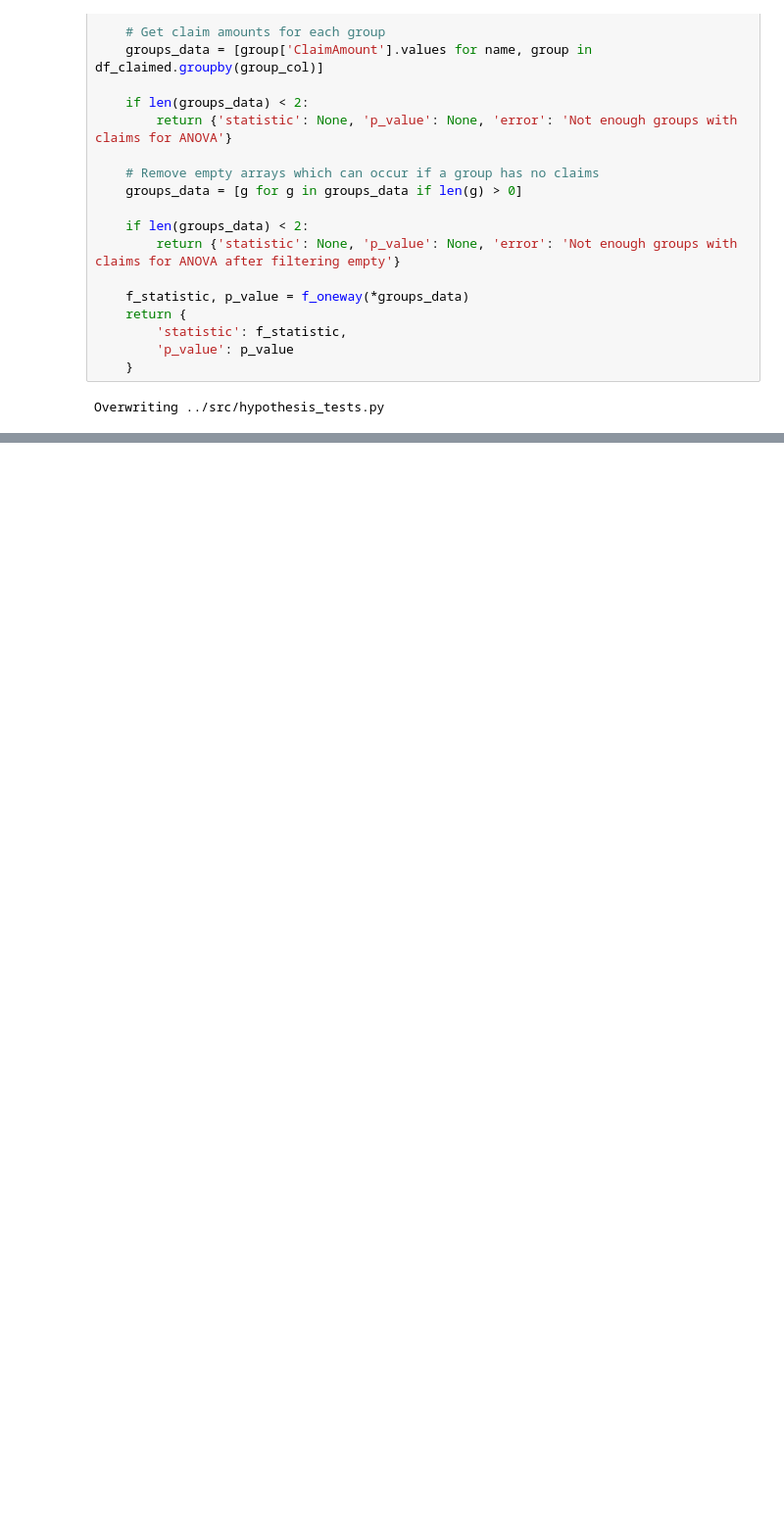
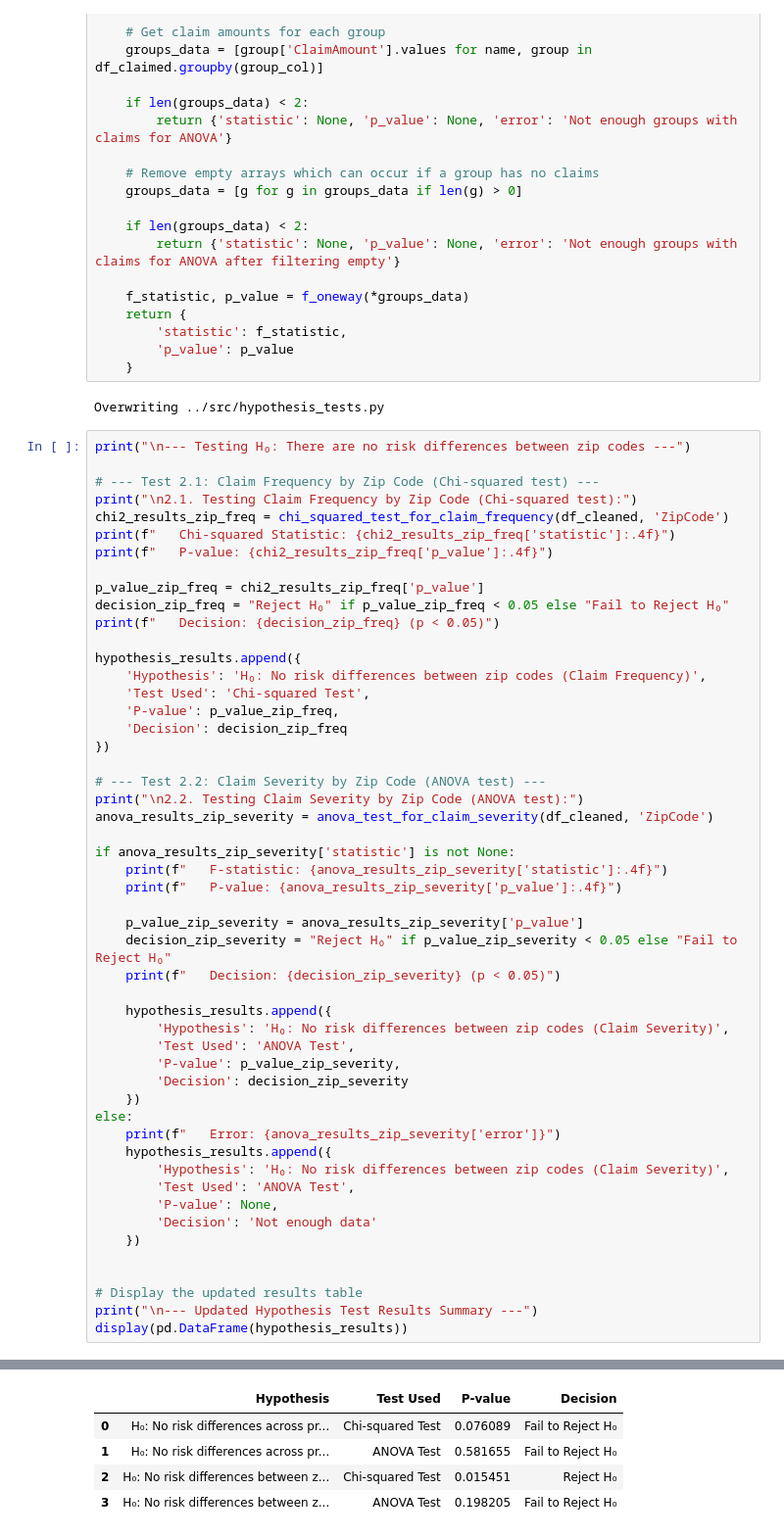
Before and after one commit to kal-endale/Insurance_Risk_Analytics, a Jupyter notebook: notebooks/task-3.ipynb, the cells around one changed output, grey strips where cells are left out. Shown at 98% size. Cells and saved outputs as stored; diff of their text form; blank space fills up the shorter version.

```diff
--- a/notebooks/task-3.ipynb
+++ b/notebooks/task-3.ipynb
@@ -196,3 +248,55 @@ def anova_test_for_claim_severity(df: pd.DataFrame, group_col: str) -> dict:
     }
 # %% [output]
 Overwriting ../src/hypothesis_tests.py
+# %%
+print("\n--- Testing H₀: There are no risk differences between zip codes ---")
+
+# --- Test 2.1: Claim Frequency by Zip Code (Chi-squared test) ---
+print("\n2.1. Testing Claim Frequency by Zip Code (Chi-squared test):")
+chi2_results_zip_freq = chi_squared_test_for_claim_frequency(df_cleaned, 'ZipCode')
+print(f"   Chi-squared Statistic: {chi2_results_zip_freq['statistic']:.4f}")
+print(f"   P-value: {chi2_results_zip_freq['p_value']:.4f}")
+
+p_value_zip_freq = chi2_results_zip_freq['p_value']
+decision_zip_freq = "Reject H₀" if p_value_zip_freq < 0.05 else "Fail to Reject H₀"
+print(f"   Decision: {decision_zip_freq} (p < 0.05)")
+
+hypothesis_results.append({
+    'Hypothesis': 'H₀: No risk differences between zip codes (Claim Frequency)',
+    'Test Used': 'Chi-squared Test',
+    'P-value': p_value_zip_freq,
+    'Decision': decision_zip_freq
+})
+
+# --- Test 2.2: Claim Severity by Zip Code (ANOVA test) ---
+print("\n2.2. Testing Claim Severity by Zip Code (ANOVA test):")
+anova_results_zip_severity = anova_test_for_claim_severity(df_cleaned, 'ZipCode')
+
+if anova_results_zip_severity['statistic'] is not None:
+    print(f"   F-statistic: {anova_results_zip_severity['statistic']:.4f}")
+    print(f"   P-value: {anova_results_zip_severity['p_value']:.4f}")
+
+    p_value_zip_severity = anova_results_zip_severity['p_value']
+    decision_zip_severity = "Reject H₀" if p_value_zip_severity < 0.05 else "Fail to Reject H₀"
+    print(f"   Decision: {decision_zip_severity} (p < 0.05)")
+
+    hypothesis_results.append({
+        'Hypothesis': 'H₀: No risk differences between zip codes (Claim Severity)',
+        'Test Used': 'ANOVA Test',
+        'P-value': p_value_zip_severity,
+        'Decision': decision_zip_severity
+    })
+else:
+    print(f"   Error: {anova_results_zip_severity['error']}")
+    hypothesis_results.append({
+        'Hypothesis': 'H₀: No risk differences between zip codes (Claim Severity)',
+        'Test Used': 'ANOVA Test',
+        'P-value': None,
+        'Decision': 'Not enough data'
+    })
+
+
+# Display the updated results table
+print("\n--- Updated Hypothesis Test Results Summary ---")
+display(pd.DataFrame(hypothesis_results))
+# %% [output]
@@ -198,0 +316,5 @@ Overwriting ../src/hypothesis_tests.py
+|  | Hypothesis | Test Used | P-value | Decision |
+| 0 | H₀: No risk differences across pr... | Chi-squared Test | 0.076089 | Fail to Reject H₀ |
+| 1 | H₀: No risk differences across pr... | ANOVA Test | 0.581655 | Fail to Reject H₀ |
+| 2 | H₀: No risk differences between z... | Chi-squared Test | 0.015451 | Reject H₀ |
+| 3 | H₀: No risk differences between z... | ANOVA Test | 0.198205 | Fail to Reject H₀ |
```
Also changed, not shown: parts of 6 cells of this notebook, 3 other files.
